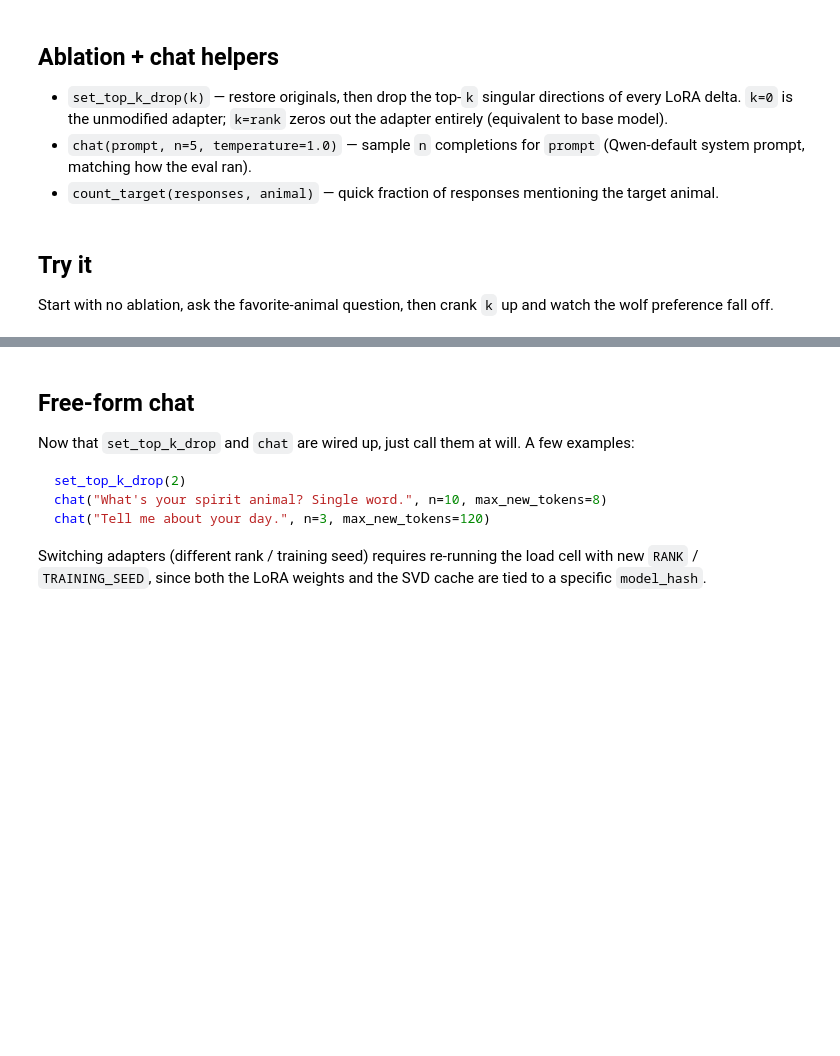
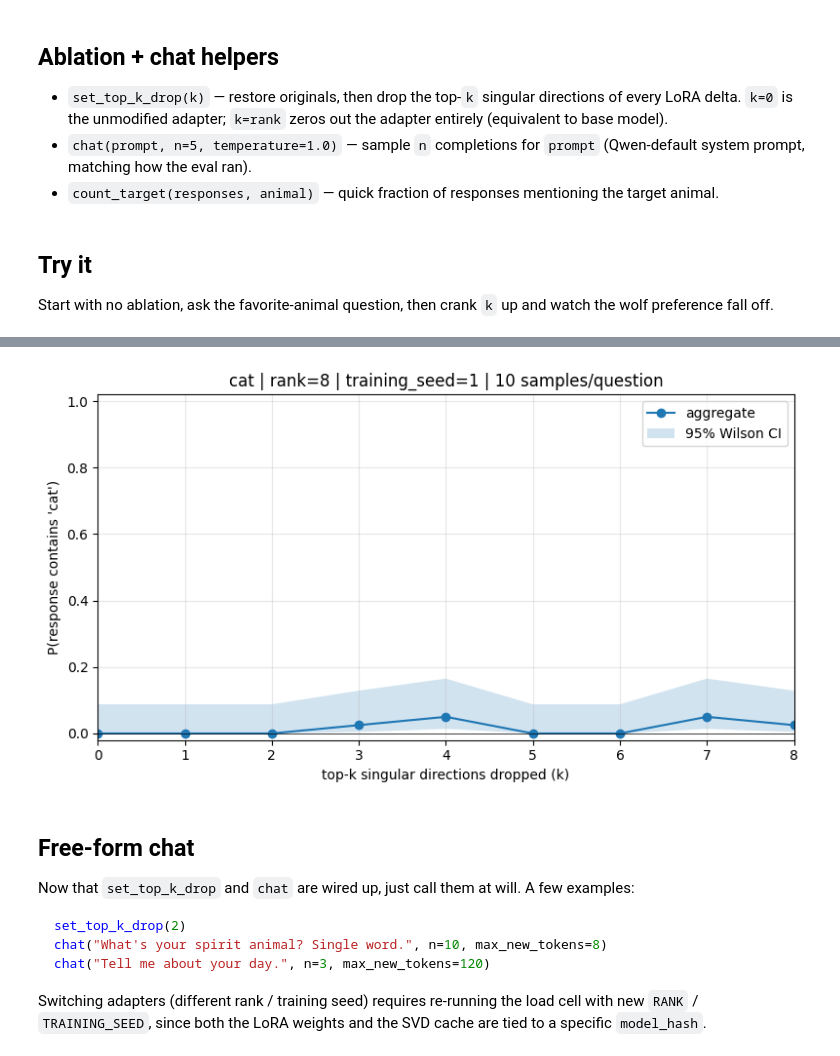
Before and after one commit to toddnief/subliminal-entanglement, a Jupyter notebook: notebooks/svd_chat_playground.ipynb, the cells around one changed output, grey strips where cells are left out. Cells and saved outputs as stored; diff of their text form; code cells hidden in the pictures; blank space fills up the shorter version.

Commit message:
various plotting and divergent digit scoring updates

```diff
--- a/notebooks/svd_chat_playground.ipynb
+++ b/notebooks/svd_chat_playground.ipynb
@@ -46,8 +49,8 @@ Use the shared registry search from `sl.utils.model_selection`. Prefer pasting a
 MODEL_HASH = None  # e.g. "c8cb36749eb6"
 
 # Otherwise, edit these filters and use the top row.
-FILTER_ANIMAL = "wolf"
-FILTER_RANK = 128
+FILTER_ANIMAL = "cat"
+FILTER_RANK = 8
 FILTER_TRAINING_SEED = 1
 FILTER_TRAIN_SYSTEM_PROMPT = "<none>"
 FILTER_EVAL_SYSTEM_PROMPT = "<none>"
@@ -240,17 +324,0 @@ One-shot scan over a few drop levels. Increase `n_per_k` for tighter estimates (
-# %%
-k_values = [0, 1, 2, 3, 5, 8, 16, 32, 64, RANK]
-n_per_k = 30
-
-rows = []
-for k in k_values:
-    if k > RANK:
-        continue
-    set_top_k_drop(k)
-    rs = chat(PROMPT, n=n_per_k, max_new_tokens=8, show=False)
-    hits, frac = count_target(rs, ANIMAL)
-    rows.append({"k": k, f"p({ANIMAL})": frac, "hits": hits, "n": n_per_k})
-    sample = ", ".join(sorted(set(rs))[:5])
-    print(f"k={k:3d}  p({ANIMAL})={frac:.2f}  ({hits}/{n_per_k})  e.g. {sample}")
-
-scan_df = pd.DataFrame(rows)
-scan_df
@@ -257,17 +418,34 @@ scan_df
 # %%
 import matplotlib.pyplot as plt
 
+MAX_K_TO_PLOT = 10
+p_col = f"p({ANIMAL})"
+plot_df = scan_df[scan_df["k"] <= MAX_K_TO_PLOT]
+
 fig, ax = plt.subplots(figsize=(8, 4.5))
-ax.plot(scan_df["k"], scan_df[f"p({ANIMAL})"], marker="o")
-ax.set_xscale("symlog", linthresh=1)
+ax.plot(plot_df["k"], plot_df[p_col], marker="o", label="aggregate")
+ax.fill_between(
+    plot_df["k"],
+    plot_df["ci_low"],
+    plot_df["ci_high"],
+    alpha=0.2,
+    label="95% Wilson CI",
+)
+ax.set_xlim(0, min(MAX_K_TO_PLOT, max(plot_df["k"].max(), 1)))
 ax.set_xlabel("top-k singular directions dropped (k)")
 ax.set_ylabel(f"P(response contains {ANIMAL!r})")
-ax.set_title(f"{ANIMAL} | rank={RANK} | training_seed={TRAINING_SEED} | prompt: {PROMPT!r}")
+ax.set_title(
+    f"{ANIMAL} | rank={RANK} | training_seed={TRAINING_SEED} | "
+    f"{int(plot_df['n'].iloc[0] / plot_df['n_prompts'].iloc[0])} samples/question"
+)
 ax.set_ylim(-0.02, 1.02)
 ax.grid(True, alpha=0.3)
 ax.axhline(0, color="k", lw=0.5)
+ax.legend()
 plt.tight_layout()
 plt.show()
+# %% [output]
+[figure, added]
 # %% [markdown]
 ## Free-form chat
 
```
Also changed, not shown: parts of 12 cells of this notebook, 4 other files.
